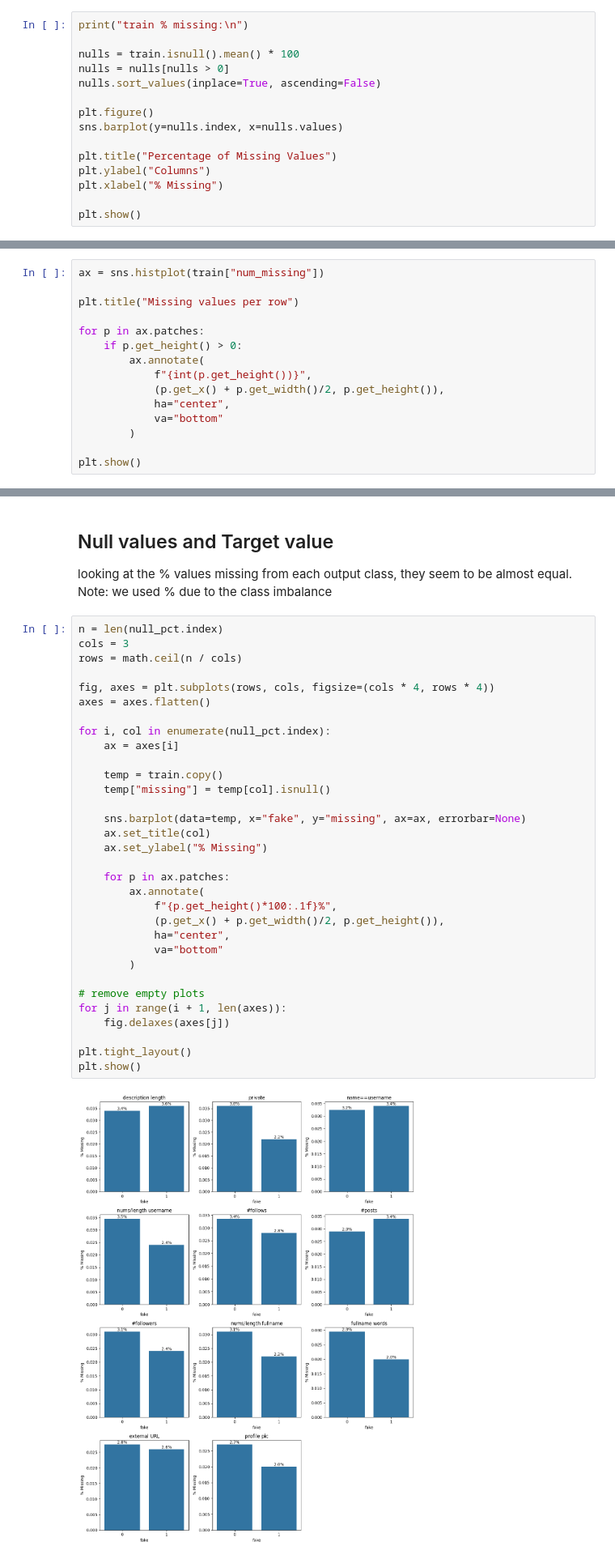
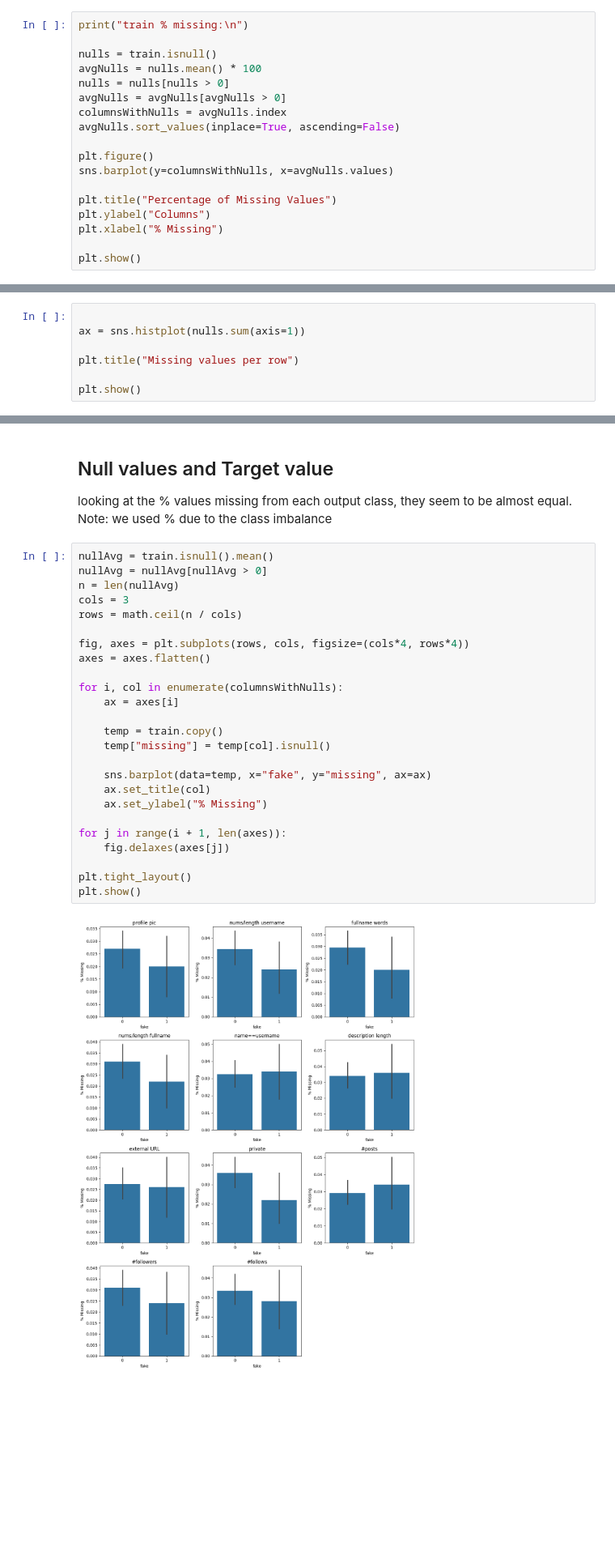
Before and after one commit to HindAlz/MLSD-project, a Jupyter notebook: Part_1/Part1_2_NullValues.ipynb, the cells around one changed output, grey strips where cells are left out. Shown at 81% size. Saved outputs shown, nothing was run; the diff lists cells and outputs as text; blank space fills up the shorter version.

```diff
--- a/Part_1/Part1_2_NullValues.ipynb
+++ b/Part_1/Part1_2_NullValues.ipynb
@@ -11,12 +11,15 @@ train=train.drop(columns=["Unnamed: 0"])
 # %%
 print("train % missing:\n")
 
-nulls = train.isnull().mean() * 100
+nulls = train.isnull()
+avgNulls = nulls.mean() * 100
 nulls = nulls[nulls > 0]
-nulls.sort_values(inplace=True, ascending=False)
+avgNulls = avgNulls[avgNulls > 0]
+columnsWithNulls = avgNulls.index
+avgNulls.sort_values(inplace=True, ascending=False)
 
 plt.figure()
-sns.barplot(y=nulls.index, x=nulls.values)
+sns.barplot(y=columnsWithNulls, x=avgNulls.values)
 
 plt.title("Percentage of Missing Values")
 plt.ylabel("Columns")
@@ -40,18 +43,10 @@ plt.show()
 # %% [markdown]
 taking a closer look at the rows, there isnt any data point with more than 3 missing, which we decided is not bad (????? idk how to phrase)
 # %%
-ax = sns.histplot(train["num_missing"])
+
+ax = sns.histplot(nulls.sum(axis=1))
 
 plt.title("Missing values per row")
 
-for p in ax.patches:
-    if p.get_height() > 0:
-        ax.annotate(
-            f"{int(p.get_height())}",
-            (p.get_x() + p.get_width()/2, p.get_height()),
-            ha="center",
-            va="bottom"
-        )
-
 plt.show()
 # %% [output]
@@ -61,39 +56,32 @@ plt.show()
 
 looking at the % values missing from each output class, they seem to be almost equal. Note: we used % due to the class imbalance
 # %%
-n = len(null_pct.index)
+nullAvg = train.isnull().mean()
+nullAvg = nullAvg[nullAvg > 0]
+n = len(nullAvg)
 cols = 3
 rows = math.ceil(n / cols)
 
-fig, axes = plt.subplots(rows, cols, figsize=(cols * 4, rows * 4))
+fig, axes = plt.subplots(rows, cols, figsize=(cols*4, rows*4))
 axes = axes.flatten()
 
-for i, col in enumerate(null_pct.index):
+for i, col in enumerate(columnsWithNulls):
     ax = axes[i]
 
     temp = train.copy()
     temp["missing"] = temp[col].isnull()
 
-    sns.barplot(data=temp, x="fake", y="missing", ax=ax, errorbar=None)
+    sns.barplot(data=temp, x="fake", y="missing", ax=ax)
     ax.set_title(col)
     ax.set_ylabel("% Missing")
 
-    for p in ax.patches:
-        ax.annotate(
-            f"{p.get_height()*100:.1f}%",
-            (p.get_x() + p.get_width()/2, p.get_height()),
-            ha="center",
-            va="bottom"
-        )
-
-# remove empty plots
 for j in range(i + 1, len(axes)):
     fig.delaxes(axes[j])
 
 plt.tight_layout()
 plt.show()
 # %% [output]
-[figure, old version]
+[figure, new version]
 # %% [markdown]
 further checking the correlation between the output class and the features, all correlations are ~0
 # %%
```
Also changed, not shown: parts of 4 cells of this notebook, 1 other file.
